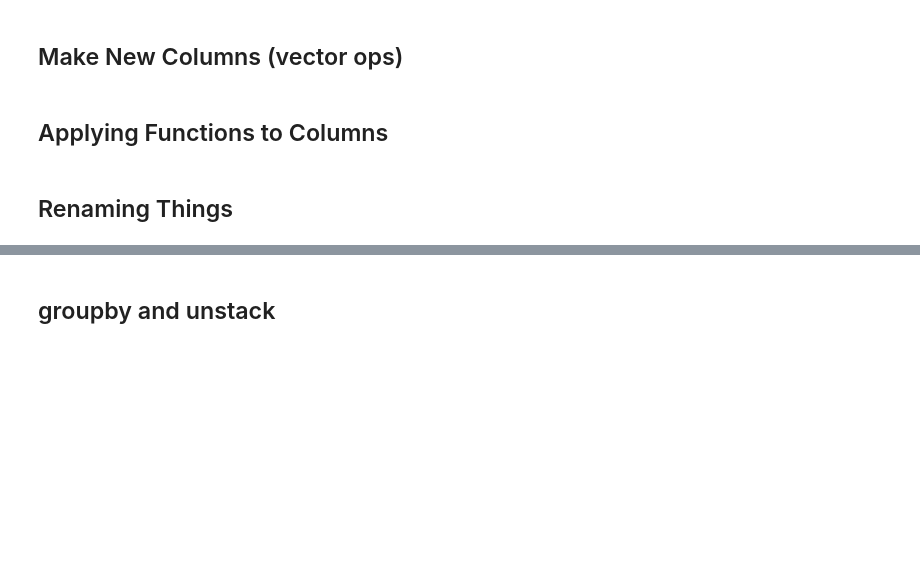
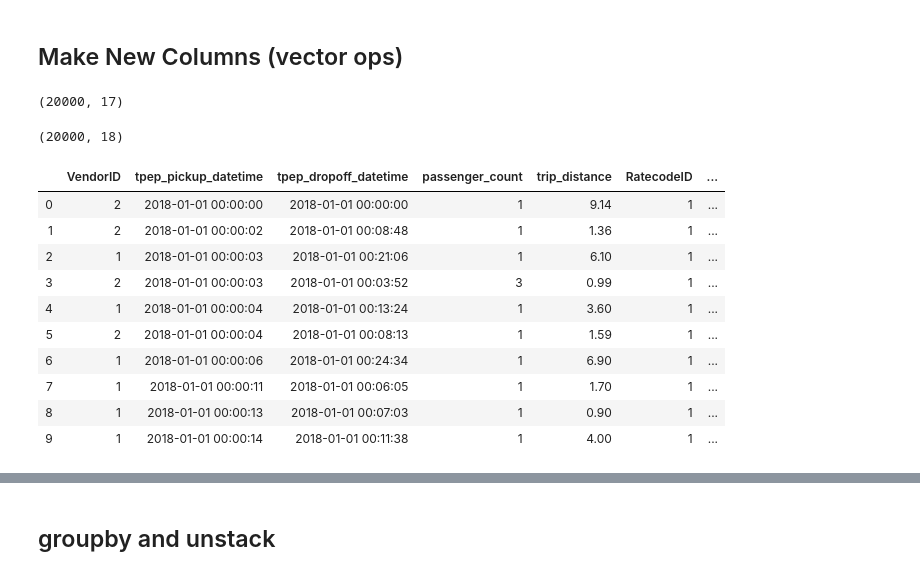
Before and after one commit to alnew/Intro_to_python_notebook, a Jupyter notebook: data_manipulation_python.ipynb, the cells around one changed output, grey strips where cells are left out. Cells and saved outputs as stored; diff of their text form; code cells hidden in the pictures; blank space fills up the shorter version.

```diff
--- a/data_manipulation_python.ipynb
+++ b/data_manipulation_python.ipynb
@@ -251,6 +406,27 @@ trips.loc[trips['passenger_count'] != 1]
 # %% [markdown]
 ## Make New Columns (vector ops)
-# %% [markdown]
-## Applying Functions to Columns
-# %% [markdown]
-## Renaming Things
+# %%
+trips.shape
+# %% [output]
+(20000, 17)
+# %%
+#--tip percentage per trip--
+trips['tip_percent'] = trips['tip_amount']/trips['total_amount']
+# %%
+trips.shape
+# %% [output]
+(20000, 18)
+# %%
+trips.head(10)
+# %% [output]
+|  | VendorID | tpep_pickup_datetime | tpep_dropoff_datetime | passenger_count | trip_distance | RatecodeID | ... |
+| 0 | 2 | 2018-01-01 00:00:00 | 2018-01-01 00:00:00 | 1 | 9.14 | 1 | ... |
+| 1 | 2 | 2018-01-01 00:00:02 | 2018-01-01 00:08:48 | 1 | 1.36 | 1 | ... |
+| 2 | 1 | 2018-01-01 00:00:03 | 2018-01-01 00:21:06 | 1 | 6.10 | 1 | ... |
+| 3 | 2 | 2018-01-01 00:00:03 | 2018-01-01 00:03:52 | 3 | 0.99 | 1 | ... |
+| 4 | 1 | 2018-01-01 00:00:04 | 2018-01-01 00:13:24 | 1 | 3.60 | 1 | ... |
+| 5 | 2 | 2018-01-01 00:00:04 | 2018-01-01 00:08:13 | 1 | 1.59 | 1 | ... |
+| 6 | 1 | 2018-01-01 00:00:06 | 2018-01-01 00:24:34 | 1 | 6.90 | 1 | ... |
+| 7 | 1 | 2018-01-01 00:00:11 | 2018-01-01 00:06:05 | 1 | 1.70 | 1 | ... |
+| 8 | 1 | 2018-01-01 00:00:13 | 2018-01-01 00:07:03 | 1 | 0.90 | 1 | ... |
+| 9 | 1 | 2018-01-01 00:00:14 | 2018-01-01 00:11:38 | 1 | 4.00 | 1 | ... |
```
Also changed, not shown: parts of 48 cells of this notebook.
